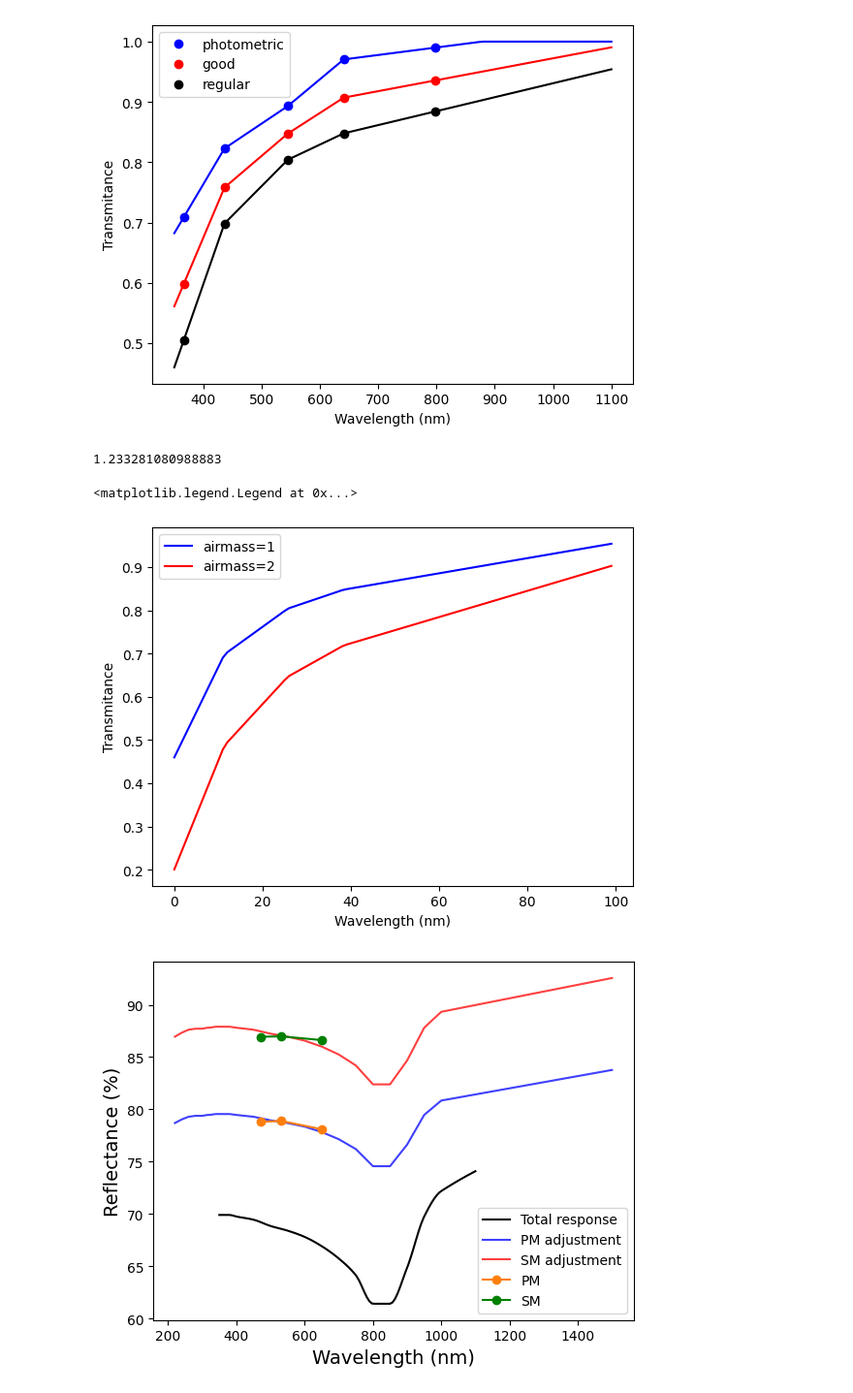
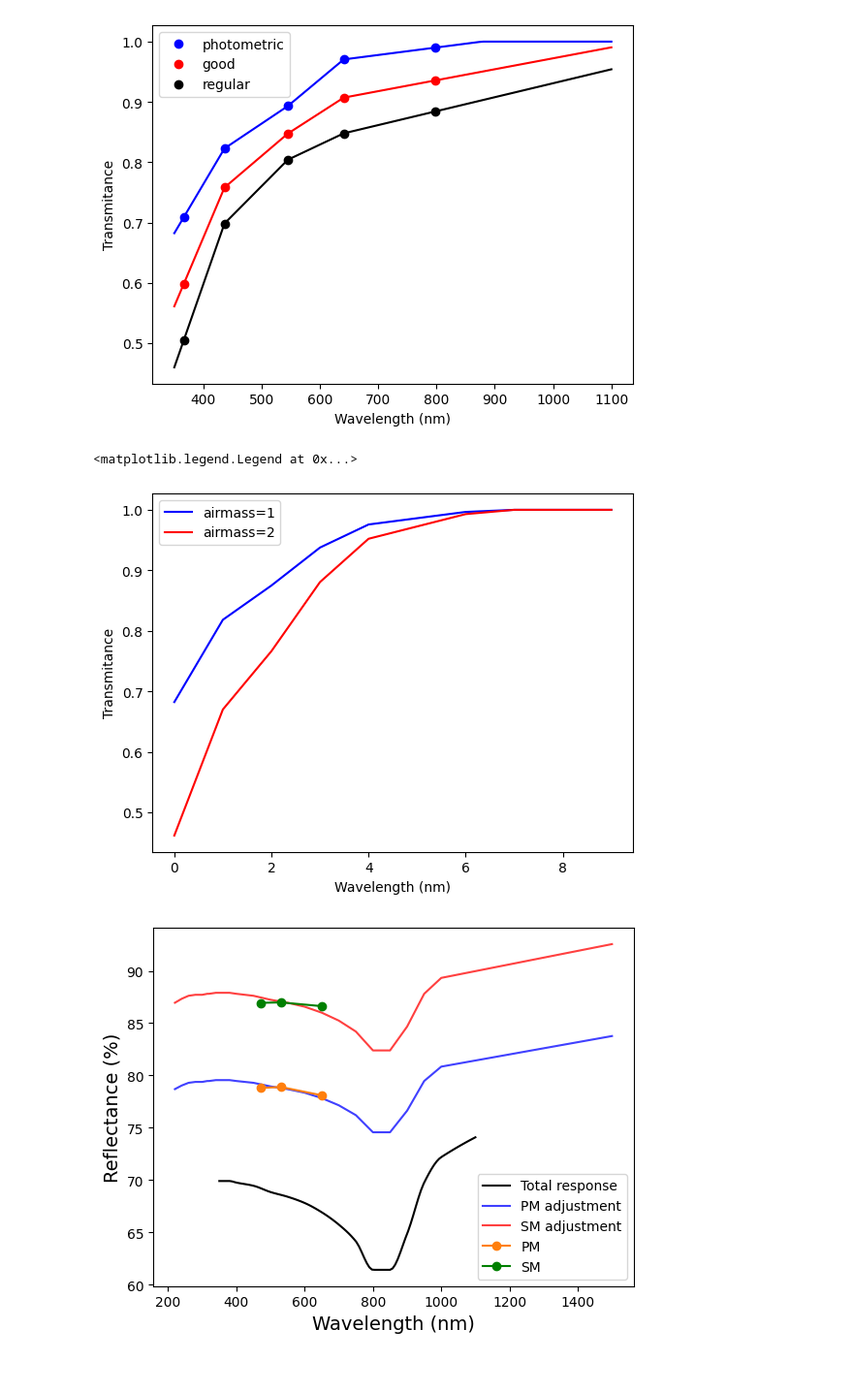
Before and after one commit to DBernardes/AIS, a Jupyter notebook: notebook/spectral_responses.ipynb, the cells around one changed output. Shown: that part at 97% size. Drawn from its saved outputs; the diff is of its cells as text; code cells hidden in the pictures.

```diff
--- a/notebook/spectral_responses.ipynb
+++ b/notebook/spectral_responses.ipynb
@@ -252,30 +252,29 @@ plt.savefig("figures/atmosphere_spec_response.png", dpi=300)
 # %%
 # PLOT ATM SPECTRAL RESPONSE
 
 
 import matplotlib.pyplot as plt
 import numpy as np
 import pandas as pd
 
 from AIS.Spectral_Response import Atmosphere
 
-obj_wavelength = np.linspace(350, 1100, 100)
+obj_wavelength = np.linspace(350, 1100, 10)
 atmosphere = Atmosphere()
-spectral_response_1 = atmosphere.get_spectral_response(obj_wavelength, 1, "regular")
+spectral_response_1 = atmosphere.get_spectral_response(obj_wavelength, 1, "photometric")
 plt.plot(spectral_response_1, "b", label="airmass=1")
 atmosphere = Atmosphere()
-spectral_response_2 = atmosphere.get_spectral_response(obj_wavelength, 2, "regular")
+spectral_response_2 = atmosphere.get_spectral_response(obj_wavelength, 2, "photometric")
 plt.plot(spectral_response_2, "r", label="airmass=2")
-print(np.mean(spectral_response_1 / spectral_response_2))
+# print(spectral_response_1 / spectral_response_2)
 
 plt.xlabel("Wavelength (nm)")
 plt.ylabel("Transmitance")
 plt.legend()
 # plt.savefig("figures/atmosphere_spec_response.png", dpi=300)
 # %% [output]
-1.233281080988883
+<matplotlib.legend.Legend at 0x...>
-<matplotlib.legend.Legend at 0x...>
-[figure, old version]
+[figure, new version]
 # %%
 # PLOT SPECTRAL RESPONSE TELESCOPE
 
```
